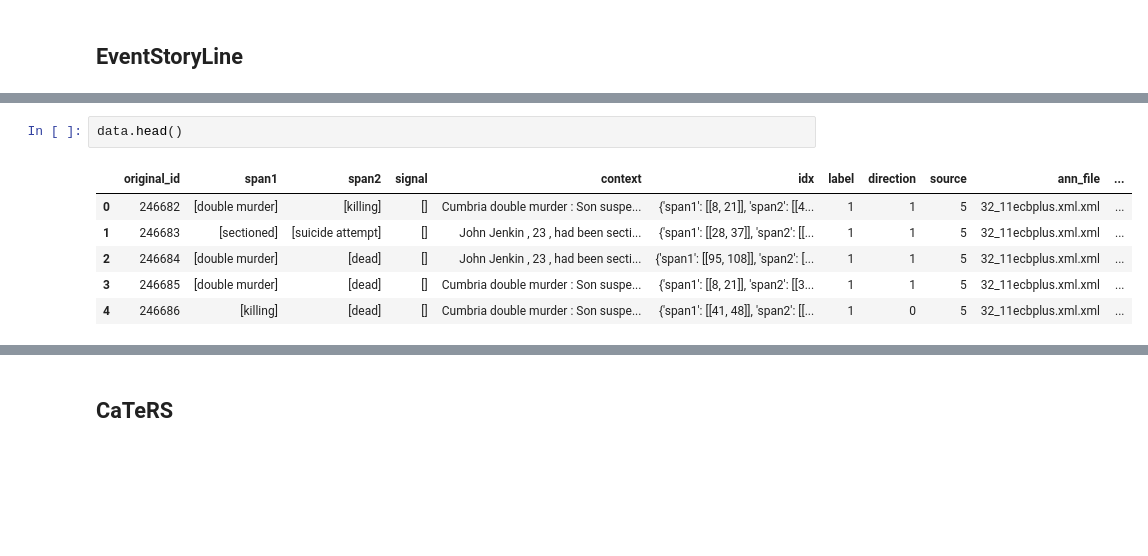
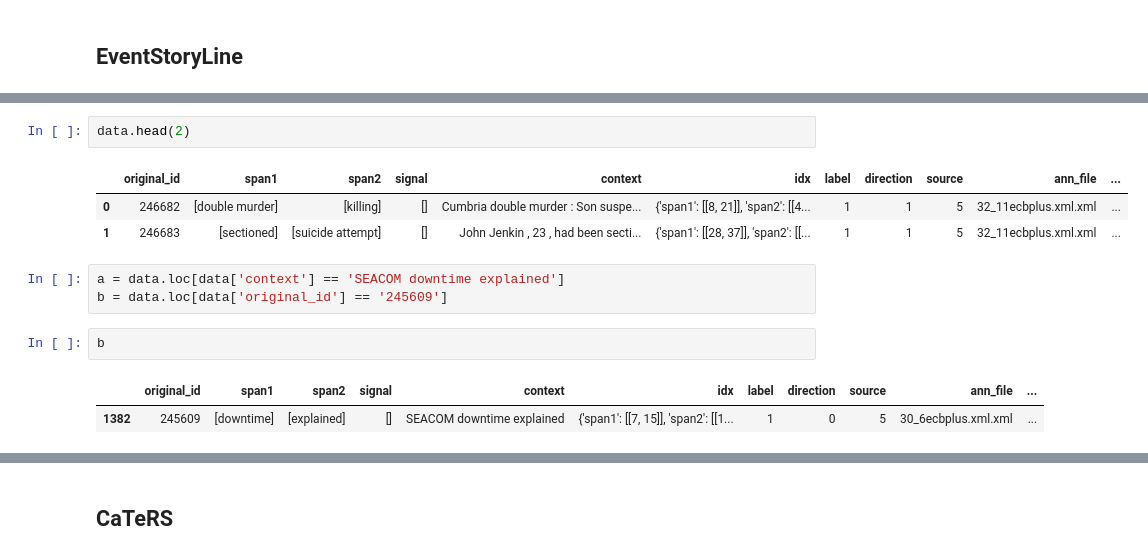
Before and after one commit to phosseini/CREST, a Jupyter notebook: notebooks/converter_demo.ipynb, the cells around one changed output, grey strips where cells are left out. Saved outputs shown, nothing was run; the diff lists cells and outputs as text; blank space fills up the shorter version.

```diff
--- a/notebooks/converter_demo.ipynb
+++ b/notebooks/converter_demo.ipynb
@@ -207,14 +208,19 @@ mismatch: 0
 + causal (PRECONDITION and FALLING_ACTION): 2608
 - non-causal: 0
 # %%
-data.head()
+data.head(2)
 # %% [output]
 |  | original_id | span1 | span2 | signal | context | idx | label | direction | source | ann_file | ... |
 | 0 | 246682 | [double murder] | [killing] | [] | Cumbria double murder : Son suspe... | {'span1': [[8, 21]], 'span2': [[4... | 1 | 1 | 5 | 32_11ecbplus.xml.xml | ... |
 | 1 | 246683 | [sectioned] | [suicide attempt] | [] | John Jenkin , 23 , had been secti... | {'span1': [[28, 37]], 'span2': [[... | 1 | 1 | 5 | 32_11ecbplus.xml.xml | ... |
-| 2 | 246684 | [double murder] | [dead] | [] | John Jenkin , 23 , had been secti... | {'span1': [[95, 108]], 'span2': [... | 1 | 1 | 5 | 32_11ecbplus.xml.xml | ... |
-| 3 | 246685 | [double murder] | [dead] | [] | Cumbria double murder : Son suspe... | {'span1': [[8, 21]], 'span2': [[3... | 1 | 1 | 5 | 32_11ecbplus.xml.xml | ... |
-| 4 | 246686 | [killing] | [dead] | [] | Cumbria double murder : Son suspe... | {'span1': [[41, 48]], 'span2': [[... | 1 | 0 | 5 | 32_11ecbplus.xml.xml | ... |
+# %%
+a = data.loc[data['context'] == 'SEACOM downtime explained']
+b = data.loc[data['original_id'] == '245609']
+# %%
+b
+# %% [output]
+|  | original_id | span1 | span2 | signal | context | idx | label | direction | source | ann_file | ... |
+| 1382 | 245609 | [downtime] | [explained] | [] | SEACOM downtime explained | {'span1': [[7, 15]], 'span2': [[1... | 1 | 0 | 5 | 30_6ecbplus.xml.xml | ... |
 # %%
 min_avg_max(data)
 # %% [output]
```
Also changed, not shown: parts of 8 cells of this notebook, 1 other file.
